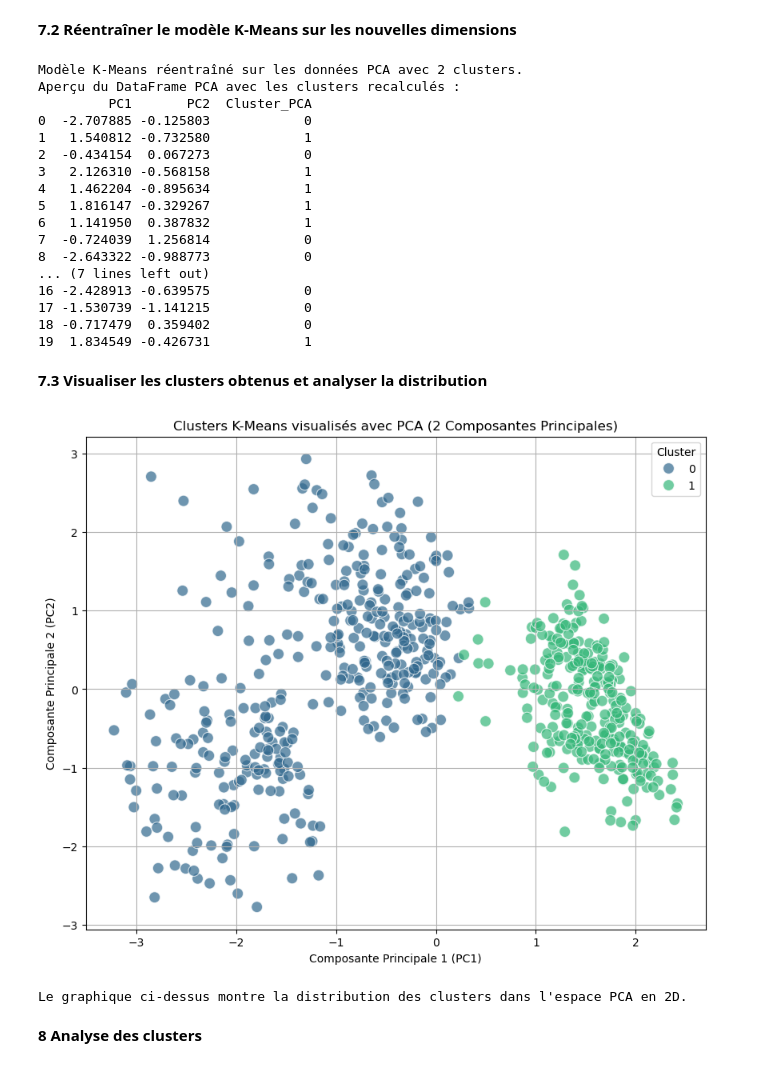
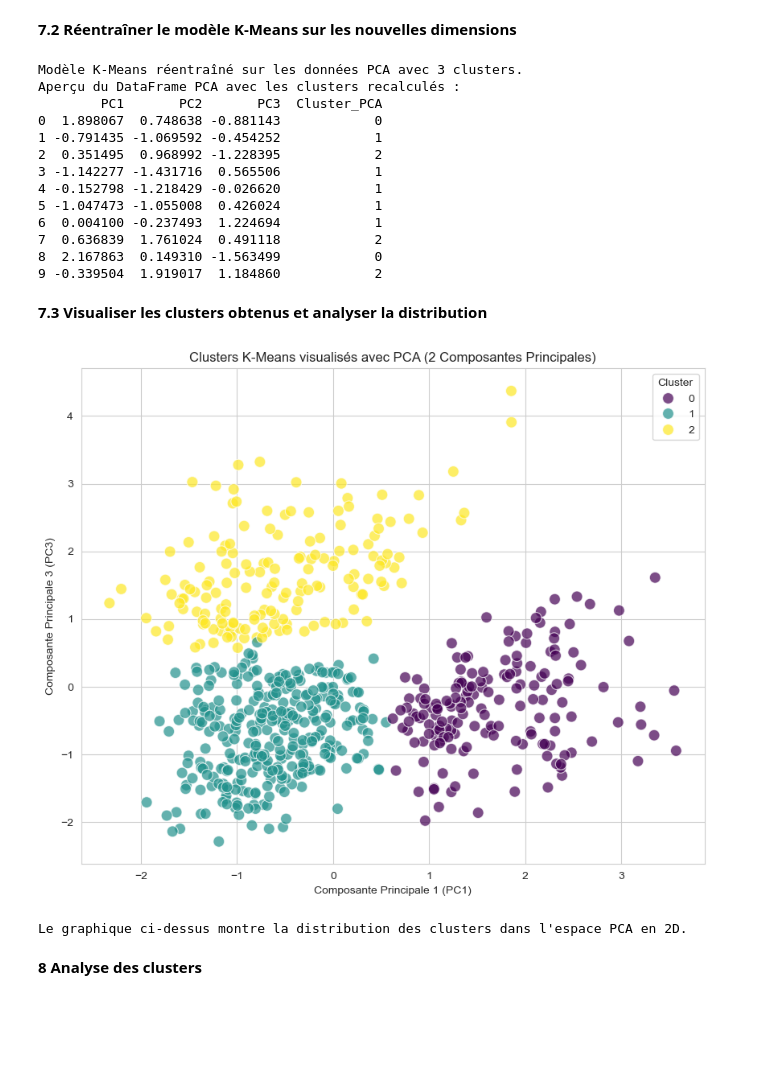
Before and after one commit to SalimM21/laboratoire-biom-dical-project, a Jupyter notebook: note-book.ipynb, the cells around one changed output. Cells and saved outputs as stored; diff of their text form; code cells hidden in the pictures; blank space fills up the shorter version.

```diff
--- a/note-book.ipynb
+++ b/note-book.ipynb
@@ -236,13 +310,13 @@ plt.show()
 # %% [markdown]
 **6.3 Entraînement du modèle K-Means avec le k optimal**
 # %%
-k_optimal = 4
+k_optimal = 3
 kmeans = KMeans(n_clusters=k_optimal, random_state=42)
-clusters = kmeans.fit_predict(df_scaled)
+clusters = kmeans.fit_predict(X_scaled)
 # %% [markdown]
 **6.4 Ajouter une colonne Cluster au dataset original**
 # %%
-df_scaled['Cluster'] = clusters
+X_scaled['Cluster'] = clusters
 # %% [markdown]
 **6.5 Visualiser la répartition des observations par cluster**
 # %%
@@ -314,19 +382,15 @@ Index(['Glucose', 'BMI', 'Age', 'DiabetesPedigreeFunction', 'Cluster'], dtype='o
 # %%
 from sklearn.decomposition import PCA
 
-# Appliquer PCA pour réduire les dimensions à 2 axes
-pca = PCA(n_components=2)
-principal_components = pca.fit_transform(df_scaled)
+# Appliquer PCA pour réduire les dimensions à 3 axes
+pca = PCA(n_components=3)
+principal_components = pca.fit_transform(X_scaled)
 
 # Créer un DataFrame pour les composants principaux
-df_pca = pd.DataFrame(data = principal_components, columns = ['PC1', 'PC2'])
+df_pca = pd.DataFrame(data = principal_components, columns = ['PC1', 'PC2', 'PC3'])
 
-# Ajouter la colonne 'Cluster' au DataFrame PCA pour la visualisation
-# Nous devons utiliser l'index de df, qui contient déjà la colonne 'Cluster'
-# df_pca['Cluster'] = df['Cluster'].reset_index(drop=True)
+print("\nDataFrame PCA avec les trois premières composantes principales et les clusters :")
+print(df_pca.head(10))
 
-print("\nDataFrame PCA avec les deux premières composantes principales et les clusters :")
-print(df_pca.head(20))
-
-print(f"\nVariance expliquée par les deux premières composantes principales : {pca.explained_variance_ratio_.sum()*100:.2f}%")
+print(f"\nVariance expliquée par les trois premières composantes principales : {pca.explained_variance_ratio_.sum()*100:.2f}%")
 # %% [output]
@@ -367,48 +412,45 @@ df_pca
 **7.2 Réentraîner le modèle K-Means sur les nouvelles dimensions**
 # %%
 # Réentraîner K-Means sur les données PCA pour la visualisation
-kmeans_pca = KMeans(n_clusters=2, random_state=42, n_init=10)
-kmeans_pca.fit(df_pca[['PC1', 'PC2']])
+kmeans_pca = KMeans(n_clusters=3, random_state=42, n_init=10)
+kmeans_pca.fit(df_pca[['PC1', 'PC2', 'PC3' ]])
 
 # Ajouter les nouveaux labels de cluster basés sur PCA au DataFrame PCA
 df_pca['Cluster_PCA'] = kmeans_pca.labels_
 
-print(f"\nModèle K-Means réentraîné sur les données PCA avec {2} clusters.")
+print(f"\nModèle K-Means réentraîné sur les données PCA avec {3} clusters.")
 print("Aperçu du DataFrame PCA avec les clusters recalculés :")
-print(df_pca.head(20))
+print(df_pca.head(10))
 # %% [output]
-Modèle K-Means réentraîné sur les données PCA avec 2 clusters.
+Modèle K-Means réentraîné sur les données PCA avec 3 clusters.
 Aperçu du DataFrame PCA avec les clusters recalculés :
-         PC1       PC2  Cluster_PCA
-0  -2.707885 -0.125803            0
-1   1.540812 -0.732580            1
-2  -0.434154  0.067273            0
-3   2.126310 -0.568158            1
-4   1.462204 -0.895634            1
-5   1.816147 -0.329267            1
-6   1.141950  0.387832            1
-7  -0.724039  1.256814            0
-8  -2.643322 -0.988773            0
-... (7 lines left out)
-16 -2.428913 -0.639575            0
-17 -1.530739 -1.141215            0
-18 -0.717479  0.359402            0
-19  1.834549 -0.426731            1
+        PC1       PC2       PC3  Cluster_PCA
+0  1.898067  0.748638 -0.881143            0
+1 -0.791435 -1.069592 -0.454252            1
+2  0.351495  0.968992 -1.228395            2
+3 -1.142277 -1.431716  0.565506            1
+4 -0.152798 -1.218429 -0.026620            1
+5 -1.047473 -1.055008  0.426024            1
+6  0.004100 -0.237493  1.224694            1
+7  0.636839  1.761024  0.491118            2
+8  2.167863  0.149310 -1.563499            0
+9 -0.339504  1.919017  1.184860            2
 # %% [markdown]
 **7.3 Visualiser les clusters obtenus et analyser la distribution**
 # %%
 plt.figure(figsize=(10, 8))
 sns.scatterplot(x='PC1', y='PC2', hue='Cluster_PCA', data=df_pca, palette='viridis', s=100, alpha=0.7)
 plt.title('Clusters K-Means visualisés avec PCA (2 Composantes Principales)')
 plt.xlabel('Composante Principale 1 (PC1)')
 plt.ylabel('Composante Principale 2 (PC2)')
+plt.ylabel('Composante Principale 3 (PC3)')
 plt.legend(title='Cluster')
 plt.grid(True)
 plt.show()
 
 print("\nLe graphique ci-dessus montre la distribution des clusters dans l'espace PCA en 2D.")
 # %% [output]
-[figure, old version]
+[figure, new version]
 Le graphique ci-dessus montre la distribution des clusters dans l'espace PCA en 2D.
 # %% [markdown]
 **8 Analyse des clusters**
```
Also changed, not shown: parts of 66 cells of this notebook, 4 other files.
